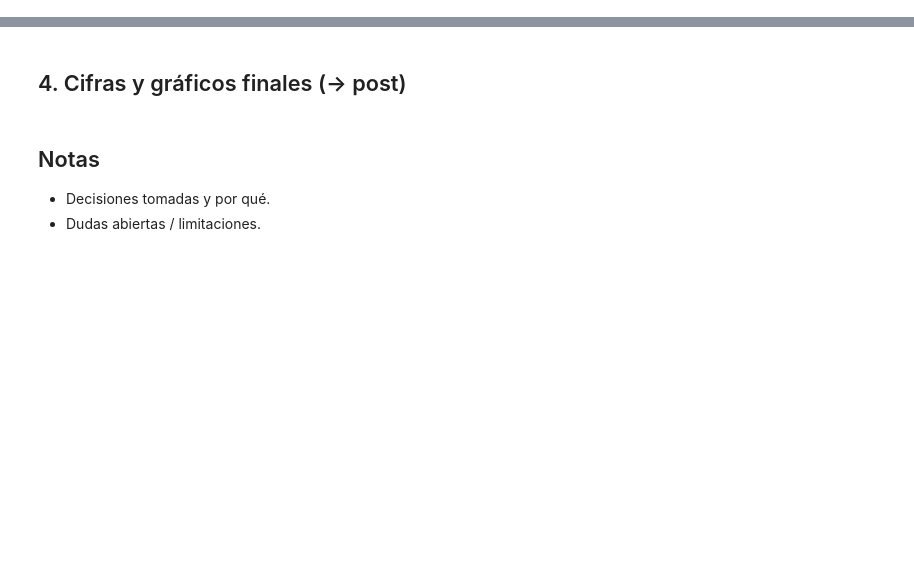
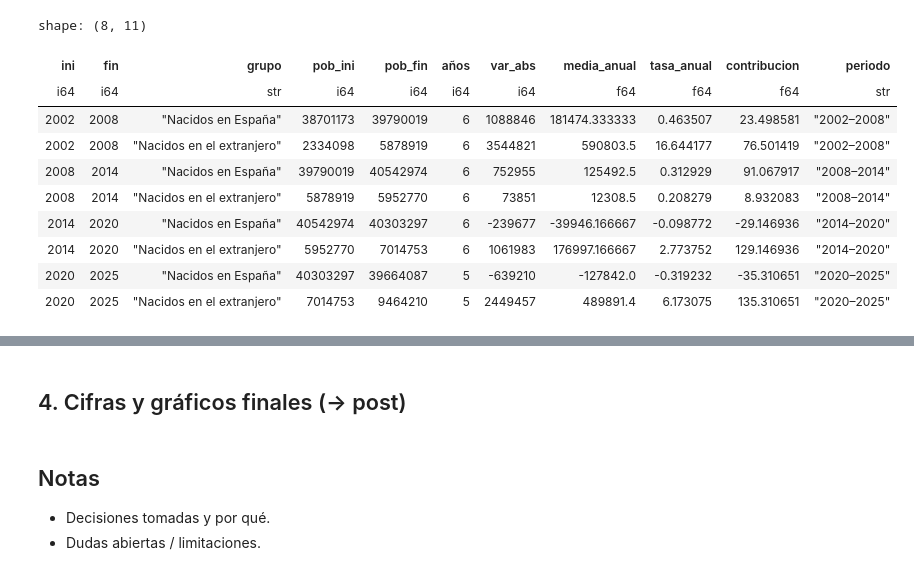
Before and after one commit to FabioScielzoOrtiz/la-mirada-del-dato, a Jupyter notebook: notebooks/i01-population-nationality.ipynb, the cells around one changed output, grey strips where cells are left out. Drawn from its saved outputs; the diff is of its cells as text; code cells hidden in the pictures; blank space fills up the shorter version.

```diff
--- a/notebooks/i01-population-nationality.ipynb
+++ b/notebooks/i01-population-nationality.ipynb
@@ -155,0 +292,14 @@ Ideas:
+# %%
+res_B
+# %% [output]
+shape: (8, 11)
+| ini | fin | grupo | pob_ini | pob_fin | años | var_abs | media_anual | tasa_anual | contribucion | periodo |
+| i64 | i64 | str | i64 | i64 | i64 | i64 | f64 | f64 | f64 | str |
+| 2002 | 2008 | "Nacidos en España" | 38701173 | 39790019 | 6 | 1088846 | 181474.333333 | 0.463507 | 23.498581 | "2002–2008" |
+| 2002 | 2008 | "Nacidos en el extranjero" | 2334098 | 5878919 | 6 | 3544821 | 590803.5 | 16.644177 | 76.501419 | "2002–2008" |
+| 2008 | 2014 | "Nacidos en España" | 39790019 | 40542974 | 6 | 752955 | 125492.5 | 0.312929 | 91.067917 | "2008–2014" |
+| 2008 | 2014 | "Nacidos en el extranjero" | 5878919 | 5952770 | 6 | 73851 | 12308.5 | 0.208279 | 8.932083 | "2008–2014" |
+| 2014 | 2020 | "Nacidos en España" | 40542974 | 40303297 | 6 | -239677 | -39946.166667 | -0.098772 | -29.146936 | "2014–2020" |
+| 2014 | 2020 | "Nacidos en el extranjero" | 5952770 | 7014753 | 6 | 1061983 | 176997.166667 | 2.773752 | 129.146936 | "2014–2020" |
+| 2020 | 2025 | "Nacidos en España" | 40303297 | 39664087 | 5 | -639210 | -127842.0 | -0.319232 | -35.310651 | "2020–2025" |
+| 2020 | 2025 | "Nacidos en el extranjero" | 7014753 | 9464210 | 5 | 2449457 | 489891.4 | 6.173075 | 135.310651 | "2020–2025" |
```
Also changed, not shown: parts of 42 cells of this notebook, 15 other files.
